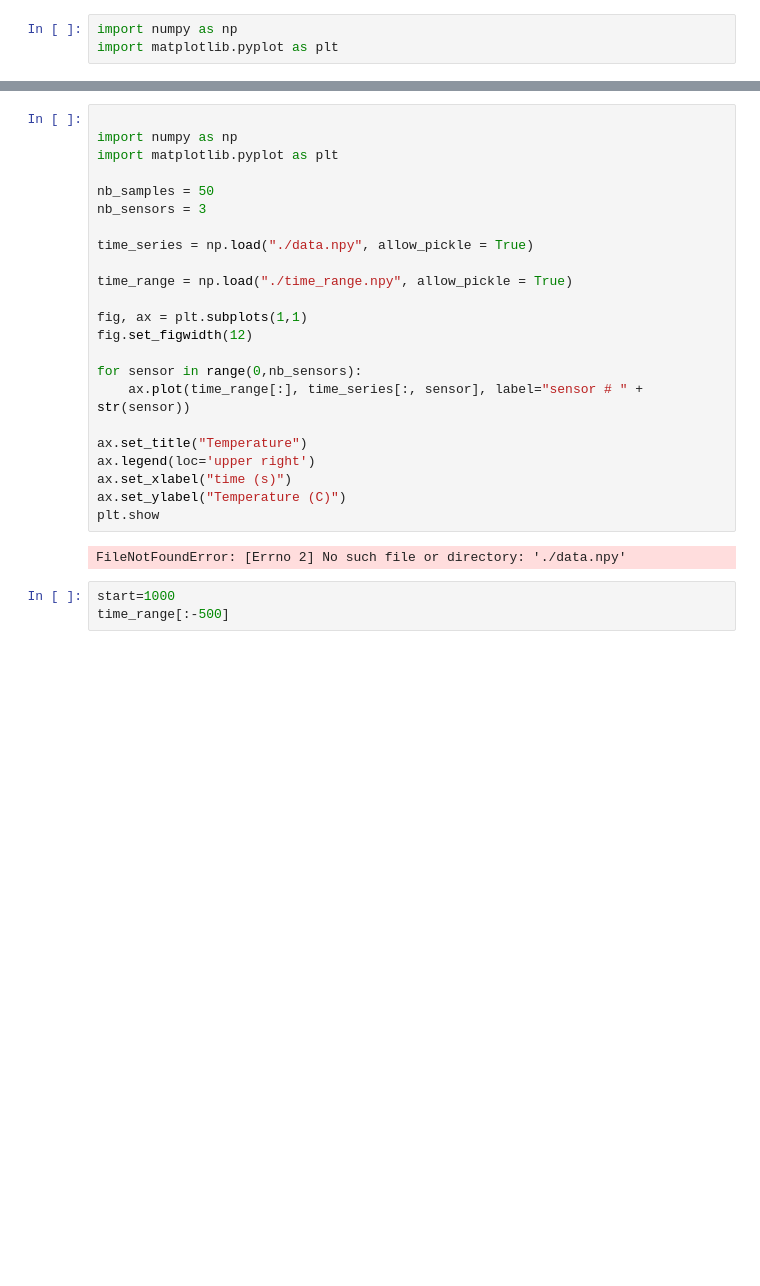
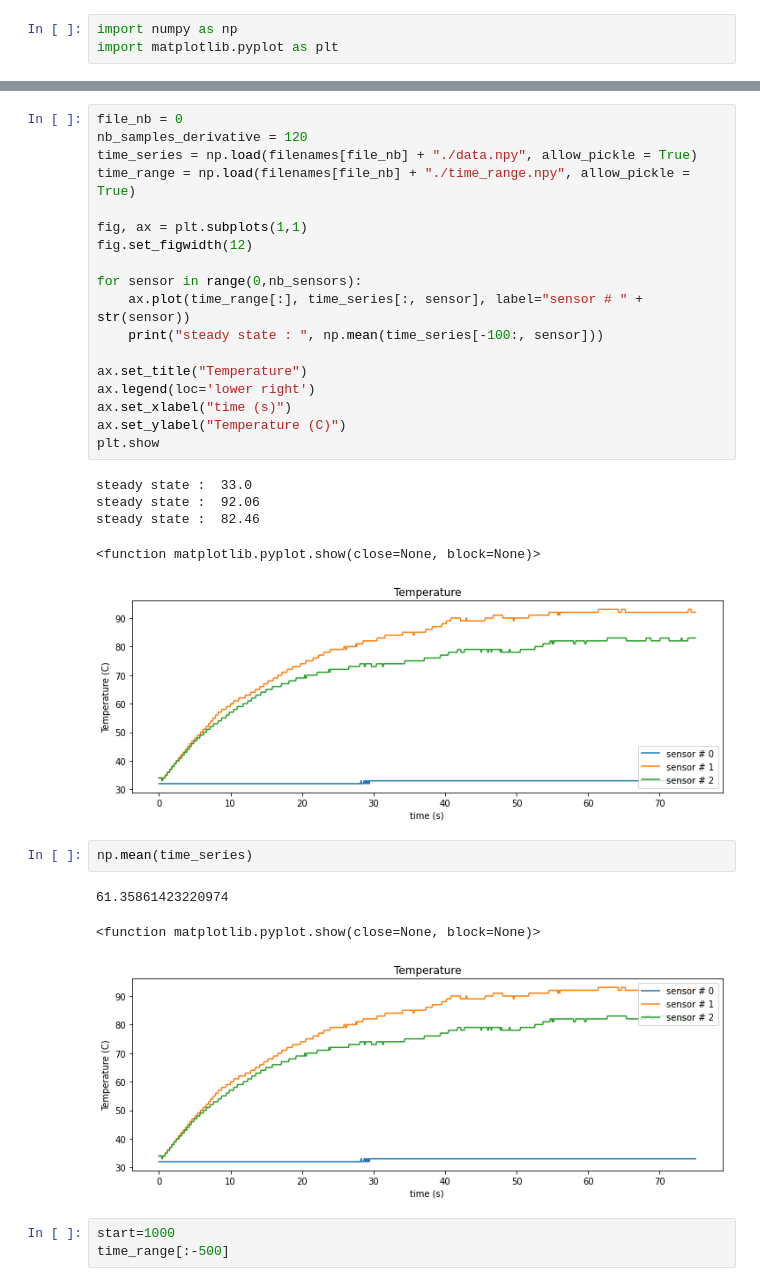
Before and after one commit to BenAuc/Temp_sensing_Reem-C, a Jupyter notebook: data/first batch/data_analysis.ipynb, the cells around one changed output, grey strips where cells are left out. Cells and saved outputs as stored; diff of their text form; blank space fills up the shorter version.

```diff
--- a/data/first batch/data_analysis.ipynb
+++ b/data/first batch/data_analysis.ipynb
@@ -6,28 +106,35 @@ import matplotlib.pyplot as plt
+# %%
+file_nb = 0
+nb_samples_derivative = 120
+time_series = np.load(filenames[file_nb] + "./data.npy", allow_pickle = True)
+time_range = np.load(filenames[file_nb] + "./time_range.npy", allow_pickle = True)
+
+fig, ax = plt.subplots(1,1)
+fig.set_figwidth(12)
+
+for sensor in range(0,nb_sensors):
+    ax.plot(time_range[:], time_series[:, sensor], label="sensor # " + str(sensor))
+    print("steady state : ", np.mean(time_series[-100:, sensor]))
+
+ax.set_title("Temperature")
+ax.legend(loc='lower right')
+ax.set_xlabel("time (s)")
+ax.set_ylabel("Temperature (C)")
+plt.show
+# %% [output]
+steady state :  33.0
+steady state :  92.06
+steady state :  82.46
+<function matplotlib.pyplot.show(close=None, block=None)>
+[figure, added]
+# %%
+np.mean(time_series)
+# %% [output]
+61.35861423220974
 # %%
-
-import numpy as np
-import matplotlib.pyplot as plt
-
-nb_samples = 50
-nb_sensors = 3
-
-time_series = np.load("./data.npy", allow_pickle = True)
-
-time_range = np.load("./time_range.npy", allow_pickle = True)
-
-fig, ax = plt.subplots(1,1)
-fig.set_figwidth(12)
-
-for sensor in range(0,nb_sensors):
-    ax.plot(time_range[:], time_series[:, sensor], label="sensor # " + str(sensor))
-
-ax.set_title("Temperature")
-ax.legend(loc='upper right')
-ax.set_xlabel("time (s)")
-ax.set_ylabel("Temperature (C)")
-plt.show
 # %% [output]
-FileNotFoundError: [Errno 2] No such file or directory: './data.npy'
+<function matplotlib.pyplot.show(close=None, block=None)>
+[figure, added]
 # %%
 start=1000
 time_range[:-500]
```
Also changed, not shown: parts of 4 cells of this notebook, 2 other files.
